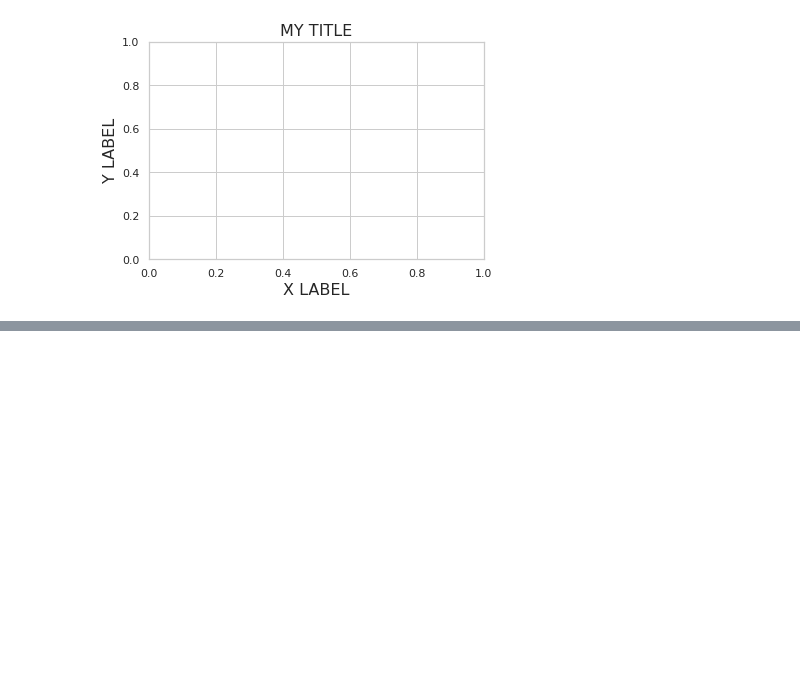
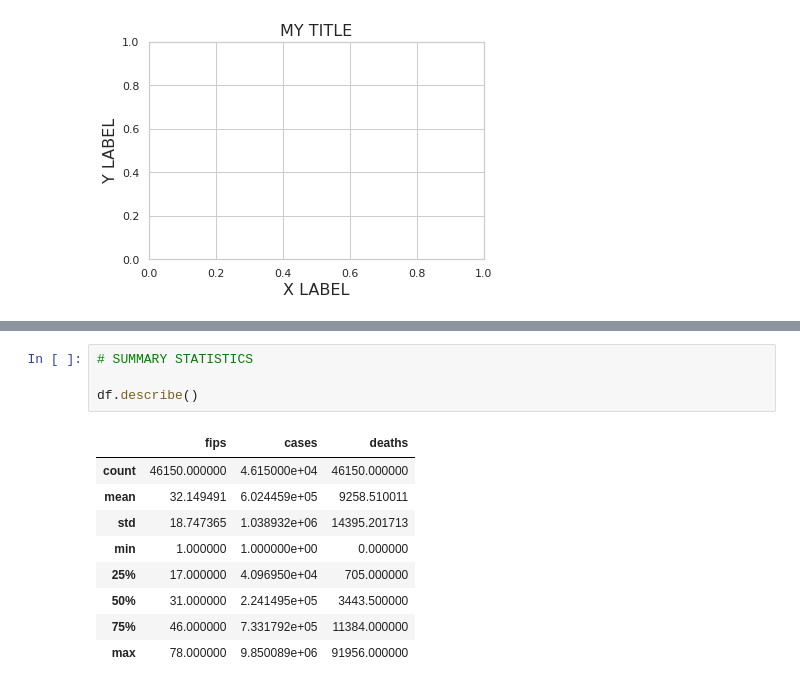
Before and after one commit to robptrck/data-science-project-template, a Jupyter notebook: data_science_project_template.ipynb, the cells around one changed output, grey strips where cells are left out. Drawn from its saved outputs; the diff is of its cells as text; blank space fills up the shorter version.

```diff
--- a/data_science_project_template.ipynb
+++ b/data_science_project_template.ipynb
@@ -26,0 +79,14 @@ Text(0.5, 1.0, 'MY TITLE')
+# %%
+# SUMMARY STATISTICS
+
+df.describe()
+# %% [output]
+|  | fips | cases | deaths |
+| count | 46150.000000 | 4.615000e+04 | 46150.000000 |
+| mean | 32.149491 | 6.024459e+05 | 9258.510011 |
+| std | 18.747365 | 1.038932e+06 | 14395.201713 |
+| min | 1.000000 | 1.000000e+00 | 0.000000 |
+| 25% | 17.000000 | 4.096950e+04 | 705.000000 |
+| 50% | 31.000000 | 2.241495e+05 | 3443.500000 |
+| 75% | 46.000000 | 7.331792e+05 | 11384.000000 |
+| max | 78.000000 | 9.850089e+06 | 91956.000000 |
```
Also changed, not shown: parts of 6 cells of this notebook.
